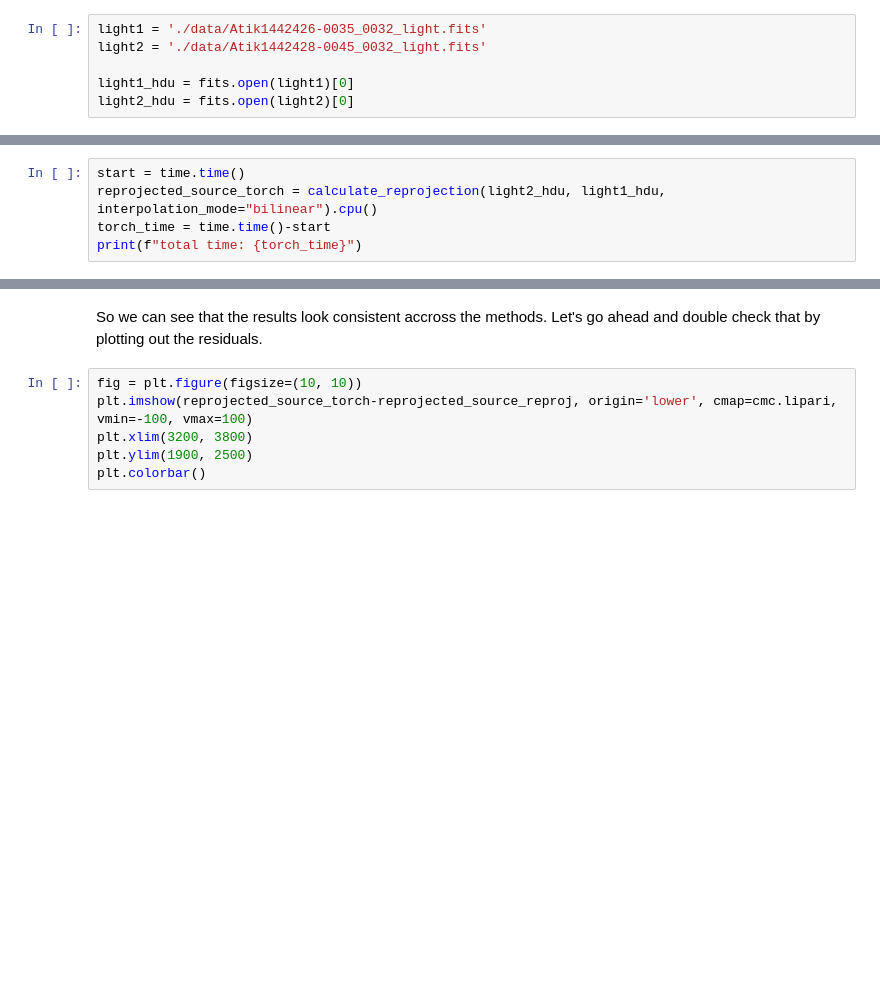
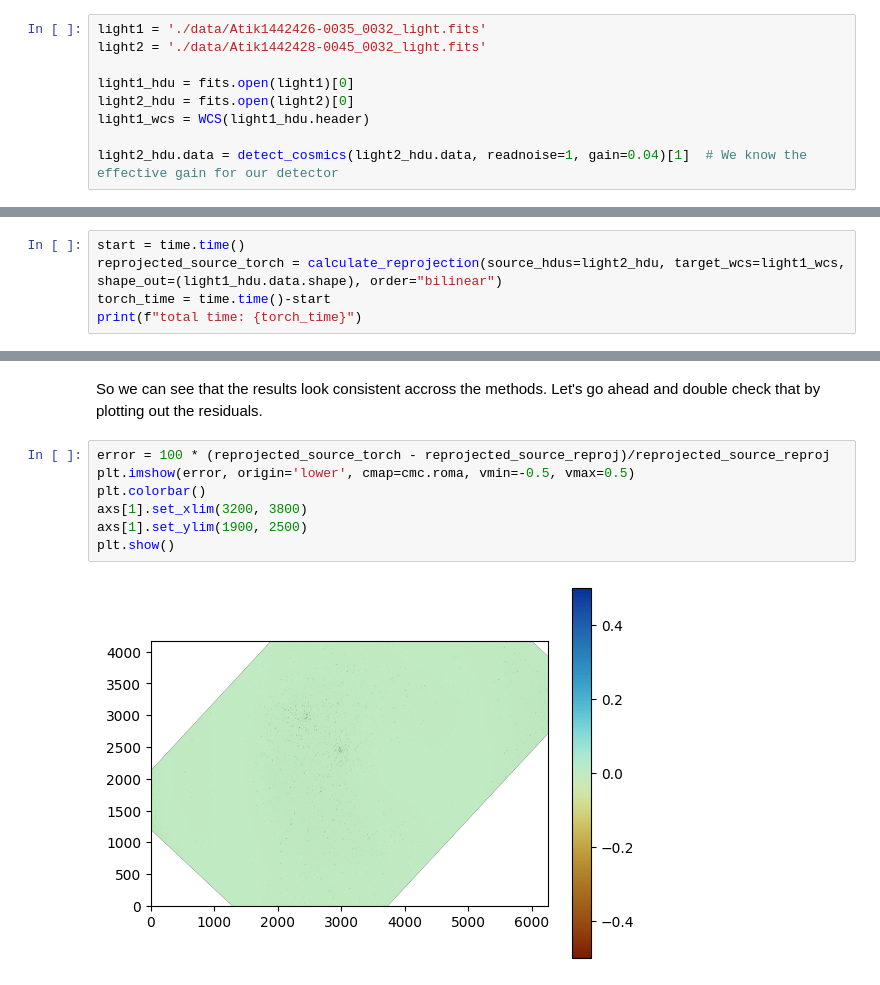
Before and after one commit to DragonflyTelescope/dfreproject, a Jupyter notebook: examples/reprojection-comparison.ipynb, the cells around one changed output, grey strips where cells are left out. Drawn from its saved outputs; the diff is of its cells as text; blank space fills up the shorter version.

```diff
--- a/examples/reprojection-comparison.ipynb
+++ b/examples/reprojection-comparison.ipynb
@@ -16,6 +34,9 @@ light2 = './data/Atik1442428-0045_0032_light.fits'
 
 light1_hdu = fits.open(light1)[0]
 light2_hdu = fits.open(light2)[0]
+light1_wcs = WCS(light1_hdu.header)
+
+light2_hdu.data = detect_cosmics(light2_hdu.data, readnoise=1, gain=0.04)[1]  # We know the effective gain for our detector
 # %% [markdown]
 Let's go ahead and visualize these  two frames.
 # %%
@@ -39,7 +60,7 @@ Between these two frames there is some rotation (about 90 degrees) and slight tr
 Now let's go ahead and do the reprojections using a cubic reprojection.
 # %%
 start = time.time()
-reprojected_source_torch = calculate_reprojection(light2_hdu, light1_hdu, interpolation_mode="bilinear").cpu()
+reprojected_source_torch = calculate_reprojection(source_hdus=light2_hdu, target_wcs=light1_wcs,  shape_out=(light1_hdu.data.shape), order="bilinear")
 torch_time = time.time()-start
 print(f"total time: {torch_time}")
 # %% [output]
@@ -90,8 +113,11 @@ plt.show()
 # %% [markdown]
 So we can see that the results look consistent accross the methods. Let's go ahead and double check that by plotting out the residuals.
-# %%
-fig = plt.figure(figsize=(10, 10))
-plt.imshow(reprojected_source_torch-reprojected_source_reproj, origin='lower', cmap=cmc.lipari, vmin=-100, vmax=100)
-plt.xlim(3200, 3800)
-plt.ylim(1900, 2500)
-plt.colorbar()
+# %%
+error = 100 * (reprojected_source_torch - reprojected_source_reproj)/reprojected_source_reproj
+plt.imshow(error, origin='lower', cmap=cmc.roma, vmin=-0.5, vmax=0.5)
+plt.colorbar()
+axs[1].set_xlim(3200, 3800)
+axs[1].set_ylim(1900, 2500)
+plt.show()
+# %% [output]
+[figure, added]
```
Also changed, not shown: parts of 6 cells of this notebook, 14 other files.
